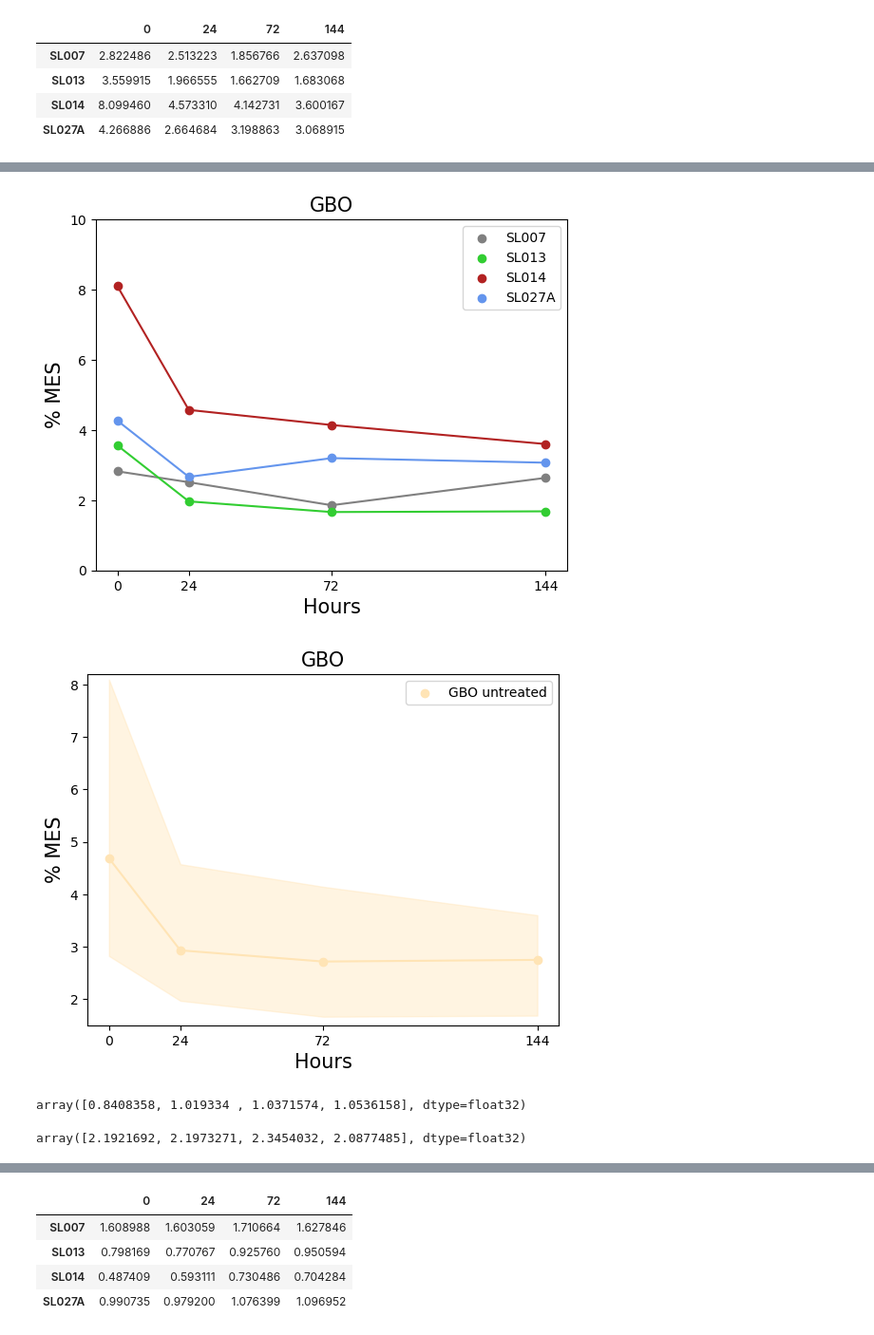
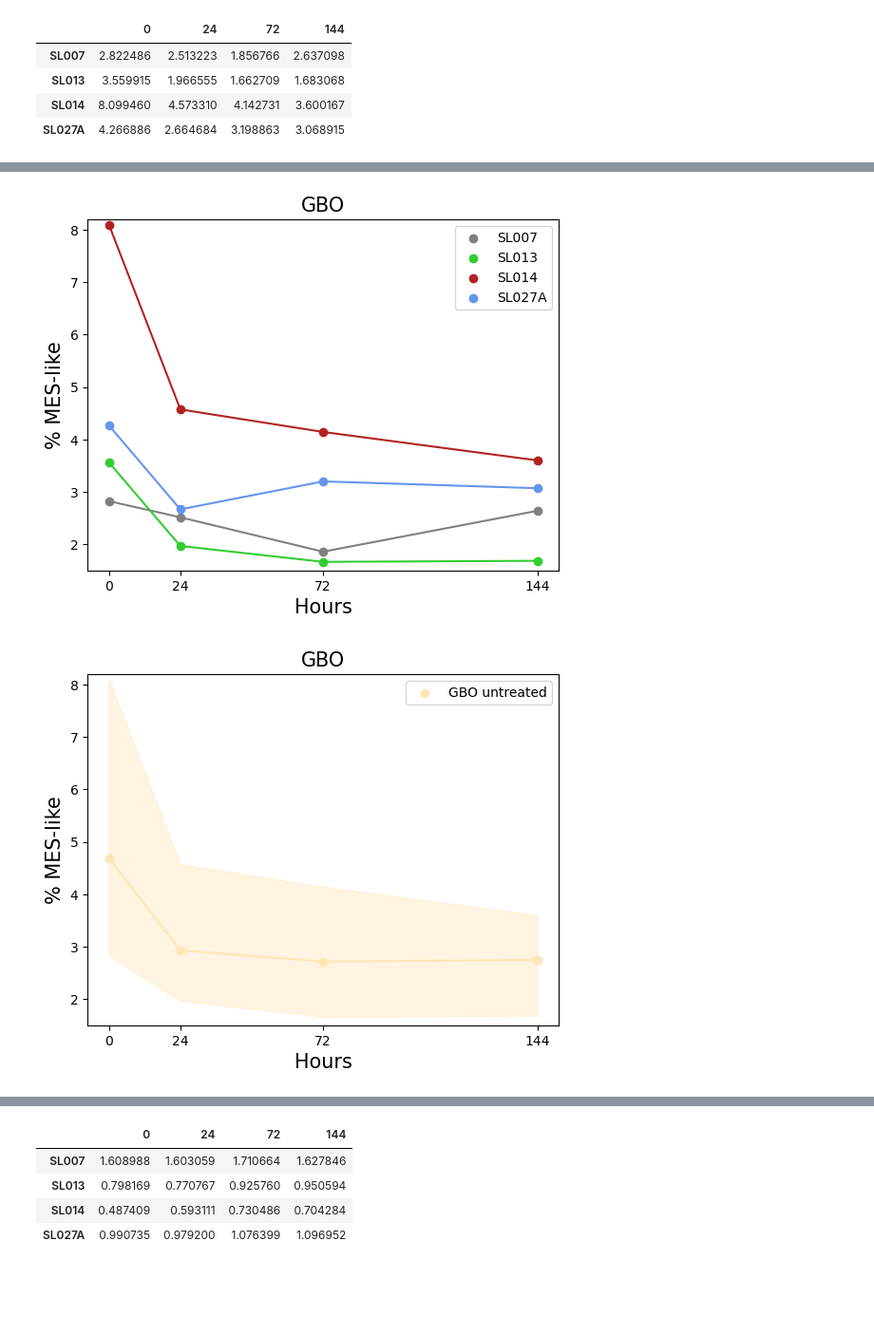
Before and after one commit to linnarsson-lab/glioblastoma_wound_response, a Jupyter notebook: Example_Notebooks/Figure 2/Figure_2B_Extended_Figure_8A(GBO_control).ipynb, the cells around one changed output, grey strips where cells are left out. Shown: that part at 95% size. Saved outputs shown, nothing was run; the diff lists cells and outputs as text; code cells hidden in the pictures; blank space fills up the shorter version.

```diff
--- a/Example_Notebooks/Figure 2/Figure_2B_Extended_Figure_8A(GBO_control).ipynb
+++ b/Example_Notebooks/Figure 2/Figure_2B_Extended_Figure_8A(GBO_control).ipynb
@@ -44,5 +18,6 @@ GBO.obs.index = [x for x in GBO.obs.obs_names]
 # %%
-GBO = sc.read_loom('/proj/cytograph/jesper/GBM_revision/GBO_control_smartseq_2025.loom')
+# Load the sample data into your local Shoji database
+GBO = sc.read_h5ad('/home/jesper/data/bulk_samples_GBO_control_smartseq_2025.h5ad') #Change to the path where the h5ad file has been saved
 # %%
 GBO.obs
 # %% [output]
@@ -136,57 +93,34 @@ merged1
 # %%
+#Plot data as separate scatterplots
 numb = merg.columns.astype(int)
 plt.scatter(numb, merg.iloc[0],label=(merg.index[0]), color='grey')
 plt.scatter(numb, merg.iloc[1],label=(merg.index[1]), color='limegreen')
 plt.scatter(numb, merg.iloc[2],label=(merg.index[2]), color='firebrick')
 plt.scatter(numb, merg.iloc[3],label=(merg.index[3]), color='cornflowerblue')
 plt.plot(numb, merg.iloc[0], color='grey')
-#plt.fill_between(numb, np.min(merged[0:3]),np.max(merged[0:3]), color='grey', alpha=0.2)
-#plt.errorbar(numb, merg.iloc[0], yerr=((merg[0:1]-np.min(merged[0:3])).iloc[0], np.max(merged[0:3])-merg[0:1].iloc[0]), color='grey',capsize=8)
 plt.plot(numb, merg.iloc[1], color='limegreen')
-#plt.fill_between(numb,np.min(merged[3:6]),np.max(merged[3:6]), color='limegreen', alpha=0.2)
-#plt.errorbar(numb, merg.iloc[1], yerr=((merg[1:2]-np.min(merged[3:6])).iloc[0], np.max(merged[3:6])-merg[1:2].iloc[0]),color='limegreen',capsize=8)
 plt.plot(numb, merg.iloc[2], color='firebrick')
-#plt.fill_between(numb,np.min(merged[6:9]),np.max(merged[6:9]), color='firebrick', alpha=0.2)
-#plt.errorbar(numb, merg.iloc[2], yerr=((merg[2:3]-np.min(merged[6:9])).iloc[0], np.max(merged[6:9])-merg[2:3].iloc[0]), color='firebrick',capsize=8)
 plt.plot(numb, merg.iloc[3], color='cornflowerblue')
-#plt.fill_between(numb,np.min(merged[9:12]),np.max(merged[9:12]), color='cornflowerblue', alpha=0.2)
-#plt.errorbar(numb, merg.iloc[3], yerr=((merg[3:4]-np.min(merged[9:12])).iloc[0], np.max(merged[9:12])-merg[3:4].iloc[0]), color='cornflowerblue',capsize=8)
-plt.ylim(0, 10)
+plt.ylim(1.5, 8.2)
 plt.legend()
 plt.xlabel('Hours', fontsize=15)
-plt.ylabel('% MES', fontsize=15)
+plt.ylabel('% MES-like', fontsize=15)
 plt.title('GBO', fontsize=15)
 plt.xticks(numb)
-threshold1 = 0.2
-threshold2 = 71
-tr = numb +3
-#plt.fill_between(tr, 10, where= (tr < 140) & (tr > 0), color='lightblue', alpha=0.2)
 plt.show()
 # %% [output]
-[figure, old version]
+[figure, new version]
 # %%
 numb = merg1.index.astype(int)
 plt.scatter(numb, merg1,label='GBO untreated', color='moccasin')
 plt.plot(numb, merg1, color='moccasin')
-plt.fill_between(numb, np.min(merg[0:3]),np.max(merg[0:3]), color='moccasin', alpha=0.4)
+plt.fill_between(numb, np.min(merg[0:3]),np.max(merg[0:3]), color='moccasin', alpha=0.4) #fill/shaded region instead of whiskers
 plt.ylim(1.5, 8.2)
 plt.legend()
 plt.xlabel('Hours', fontsize=15)
-plt.ylabel('% MES', fontsize=15)
+plt.ylabel('% MES-like', fontsize=15)
 plt.title('GBO', fontsize=15)
 plt.xticks(numb)
-threshold1 = 0.2
-threshold2 = 71
-tr = numb +3
-#plt.fill_between(tr, 10, where= (tr < 140) & (tr > 0), color='lightblue', alpha=0.2)
-plt.savefig("/proj/cytograph/jesper/Figures/revision/GBO_control_MES.pdf", dpi=300)
+None
 # %% [output]
-[figure, old version]
+[figure, new version]
-# %%
-np.array(np.min(merg[0:3]))
-# %% [output]
-array([0.8408358, 1.019334 , 1.0371574, 1.0536158], dtype=float32)
-# %%
-np.array(np.max(merg[0:3]))
-# %% [output]
-array([2.1921692, 2.1973271, 2.3454032, 2.0877485], dtype=float32)
```
Also changed, not shown: parts of 24 cells of this notebook.
